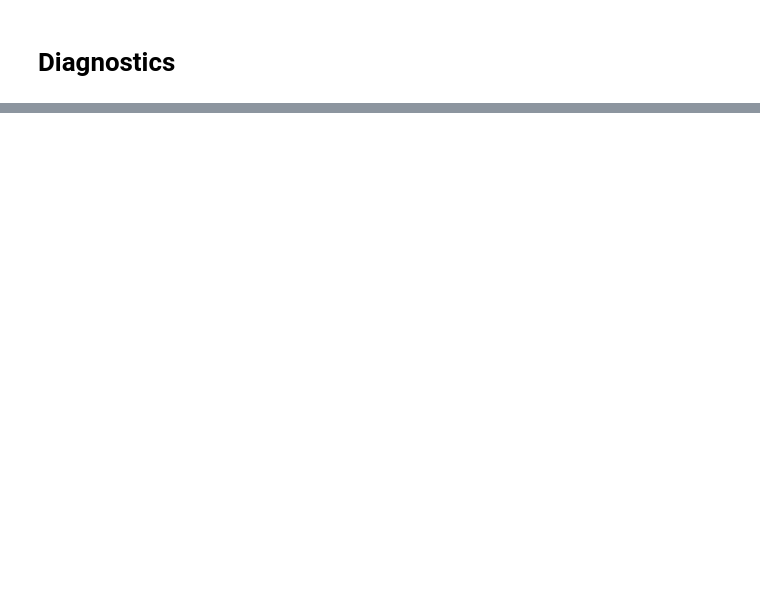
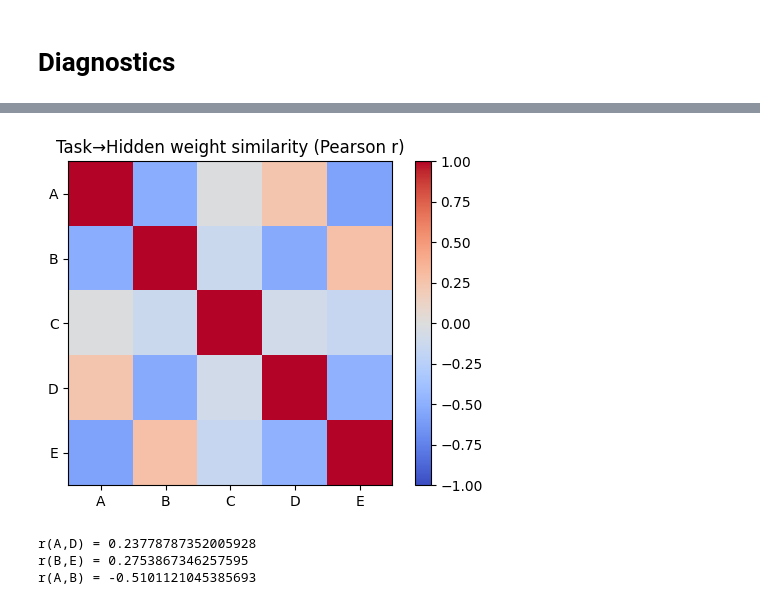
Before and after one commit to acesmeci/prp_model, a Jupyter notebook: notebooks/lca_experiments.ipynb, the cells around one changed output, grey strips where cells are left out. Saved outputs shown, nothing was run; the diff lists cells and outputs as text; code cells hidden in the pictures; blank space fills up the shorter version.

```diff
--- a/notebooks/lca_experiments.ipynb
+++ b/notebooks/lca_experiments.ipynb
@@ -265,0 +365,50 @@ sim(A,B)= -0.2810686528682709
+# %%
+import numpy as np, torch
+import matplotlib.pyplot as plt
+from prp.task_generator import generate_fixed_task_set
+
+# --- 1) Map a task one-hot to its column index in W_th (row-major: in*N + out) ---
+def task_onehot_to_col(task_vec, N_pathways=3):
+    M = task_vec.reshape(N_pathways, N_pathways)   # NOTE: no transpose
+    i_in, i_out = np.argwhere(M == 1)[0]
+    return int(i_in * N_pathways + i_out)
+
+# Pull one canonical one-hot for A..E from the generator
+inp, task_onehots, _, meta = generate_fixed_task_set(seed=42)
+labels = ['A','B','C','D','E']
+cols   = {
+    lab: task_onehot_to_col(
+        task_onehots[np.where(meta["task_indices"] == lab)[0][0]]
+    )
+    for lab in labels
+}
+
+# --- 2) Get task→hidden weights (H x 9) ---
+W_th = wrapper.model.fc_task_hidden.weight.detach().cpu().numpy()  # shape: (H, 9)
+
+# Select the 5 columns corresponding to A..E (in that order)
+W_sel = W_th[:, [cols[L] for L in labels]]  # (H, 5)
+
+# --- 3) Pearson correlation matrix across those 5 weight columns ---
+# np.corrcoef expects variables in rows if rowvar=True; we have variables in columns,
+# so set rowvar=False or transpose.
+S = np.corrcoef(W_sel, rowvar=False)  # 5x5 Pearson r
+
+# --- 4) Plot & print key pairs ---
+plt.figure(figsize=(5,4))
+plt.imshow(S, vmin=-1, vmax=1, cmap='coolwarm')
+plt.colorbar()
+plt.xticks(range(5), labels); plt.yticks(range(5), labels)
+plt.title("Task→Hidden weight similarity (Pearson r)")
+plt.tight_layout()
+plt.show()
+
+i = {lab: idx for idx, lab in enumerate(labels)}
+print("r(A,D) =", float(S[i['A'], i['D']]))
+print("r(B,E) =", float(S[i['B'], i['E']]))
+print("r(A,B) =", float(S[i['A'], i['B']]))
+# %% [output]
+[figure, added]
+r(A,D) = 0.23778787352005928
+r(B,E) = 0.2753867346257595
+r(A,B) = -0.5101121045385693
```
Also changed, not shown: parts of 10 cells of this notebook, 1 other file.
